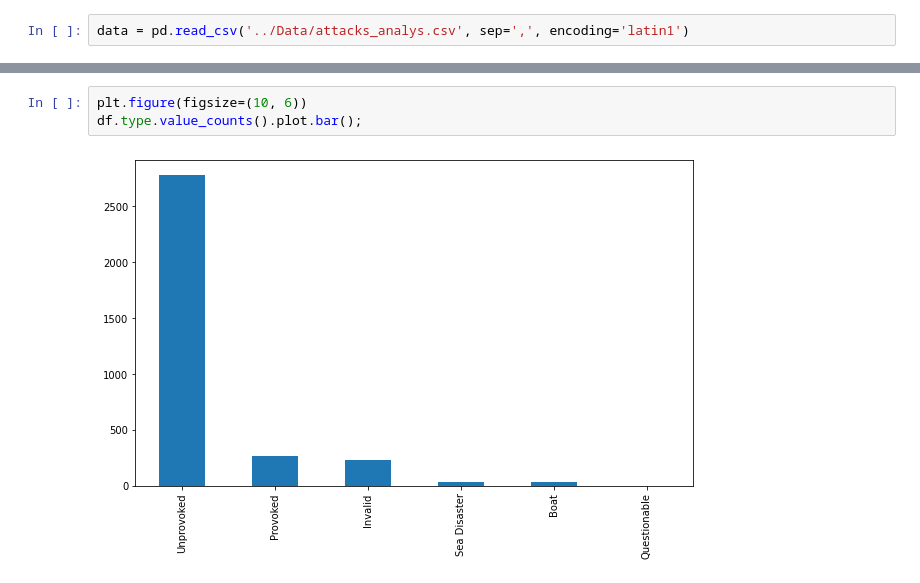
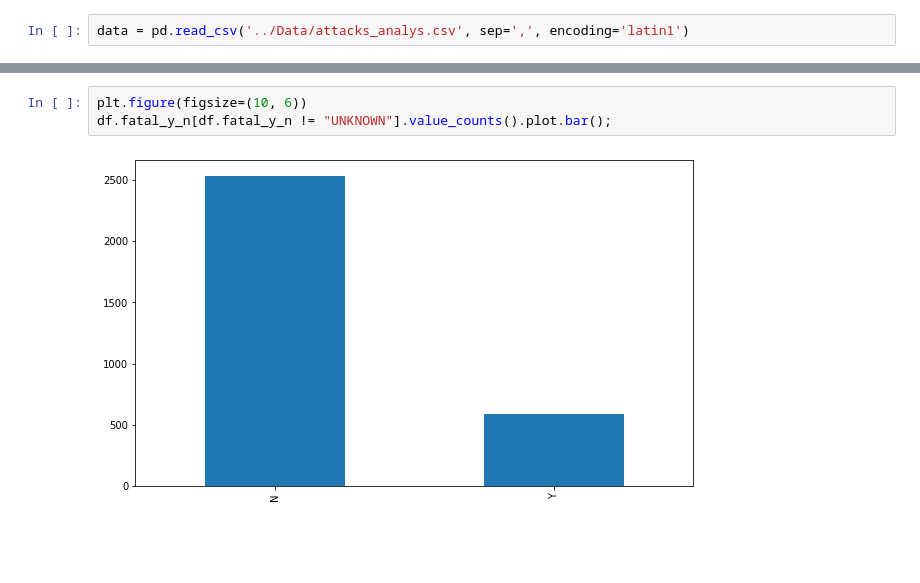
Before and after one commit to Arturo-Rodriguez-Moreno/2_proyecto_limpieza_sharks, a Jupyter notebook: notebook/proyecto_shark_analisis.ipynb, the cells around one changed output, grey strips where cells are left out. Drawn from its saved outputs; the diff is of its cells as text; blank space fills up the shorter version.

Commit message:
Proyecto terminado, falta revisar para mejora limpieza, exportar imagenes y mejorar el readme

```diff
--- a/notebook/proyecto_shark_analisis.ipynb
+++ b/notebook/proyecto_shark_analisis.ipynb
@@ -82,5 +108,5 @@ df.sex_.value_counts().plot.bar();
 # %%
 plt.figure(figsize=(10, 6))
-df.type.value_counts().plot.bar();
+df.fatal_y_n[df.fatal_y_n != "UNKNOWN"].value_counts().plot.bar();
 # %% [output]
-[figure, old version]
+[figure, new version]
```
Also changed, not shown: parts of 10 cells of this notebook, 6 other files.
